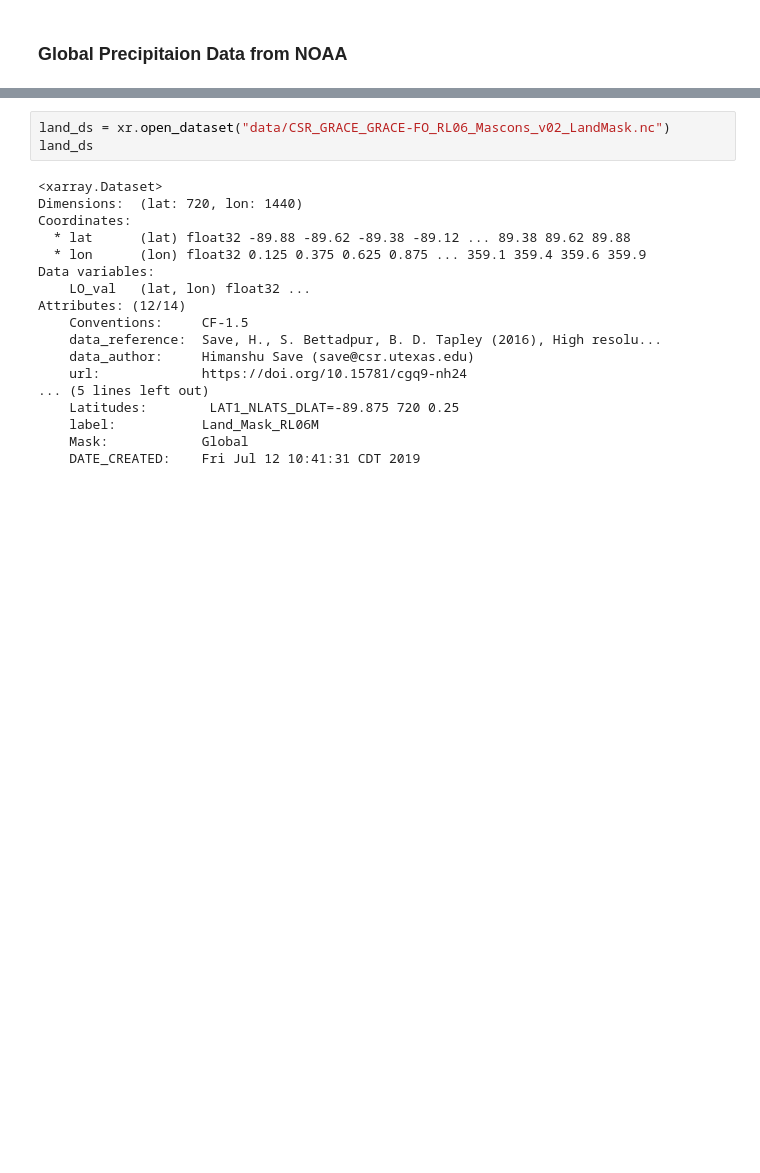
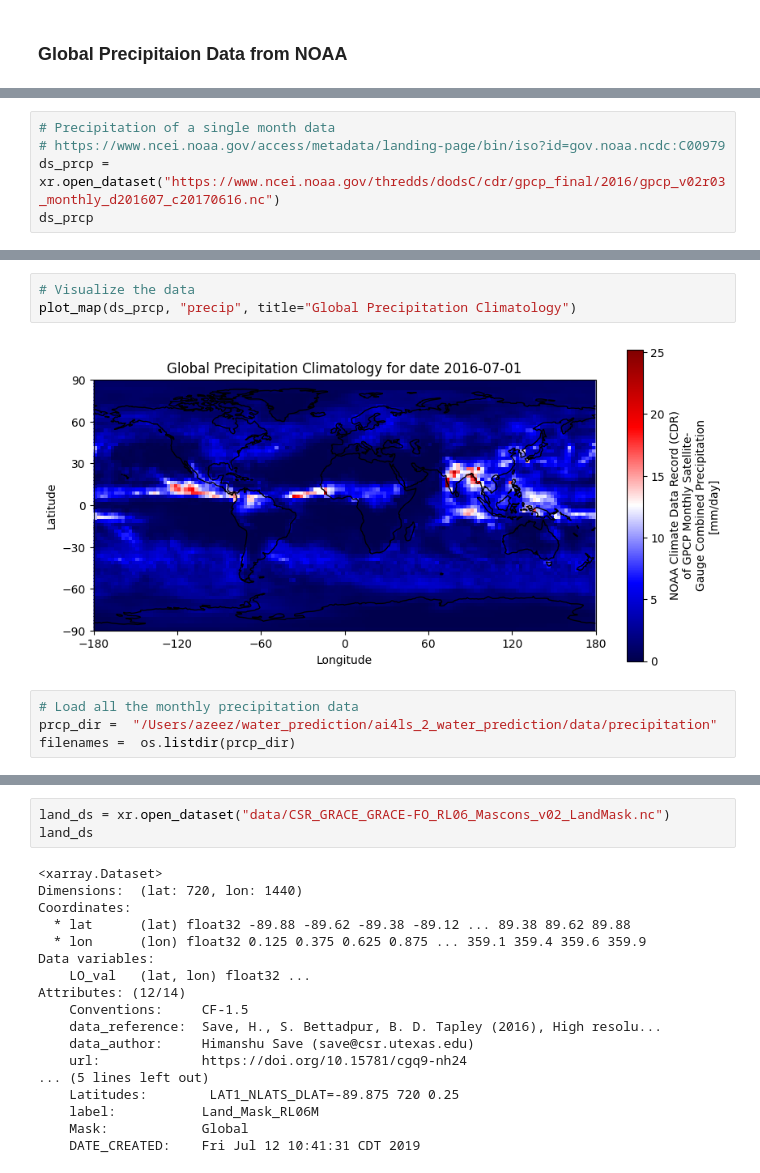
Before and after one commit to Ainard09/ai4ls_2_water_prediction, a Jupyter notebook: Task_2/CSR_GRACE.ipynb, the cells around one changed output, grey strips where cells are left out. Saved outputs shown, nothing was run; the diff lists cells and outputs as text; blank space fills up the shorter version.

```diff
--- a/Task_2/CSR_GRACE.ipynb
+++ b/Task_2/CSR_GRACE.ipynb
@@ -532,0 +487,5 @@ Attributes:
+# %%
+# Precipitation of a single month data
+# https://www.ncei.noaa.gov/access/metadata/landing-page/bin/iso?id=gov.noaa.ncdc:C00979
+ds_prcp = xr.open_dataset("https://www.ncei.noaa.gov/thredds/dodsC/cdr/gpcp_final/2016/gpcp_v02r03_monthly_d201607_c20170616.nc")
+ds_prcp
@@ -532,0 +510,9 @@ Attributes:
+# %%
+# Visualize the data
+plot_map(ds_prcp, "precip", title="Global Precipitation Climatology")
+# %% [output]
+[figure, added]
+# %%
+# Load all the monthly precipitation data
+prcp_dir =  "/Users/azeez/water_prediction/ai4ls_2_water_prediction/data/precipitation"
+filenames =  os.listdir(prcp_dir)
```
Also changed, not shown: parts of 44 cells of this notebook.
